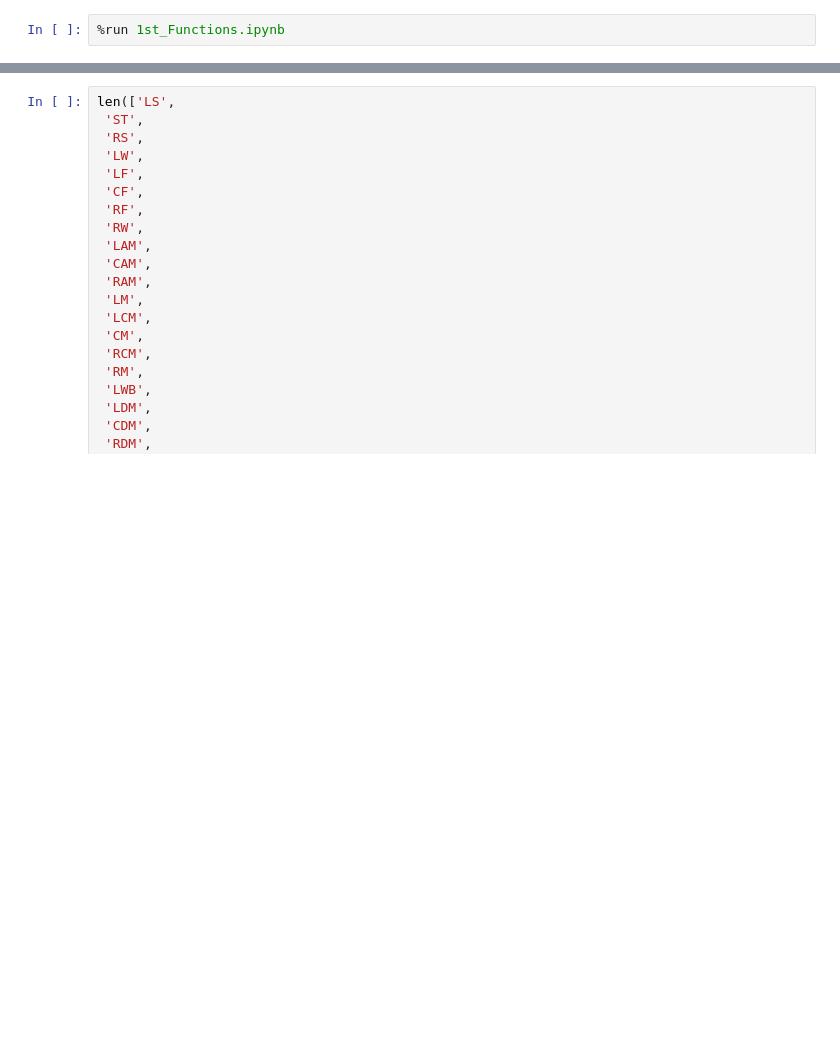
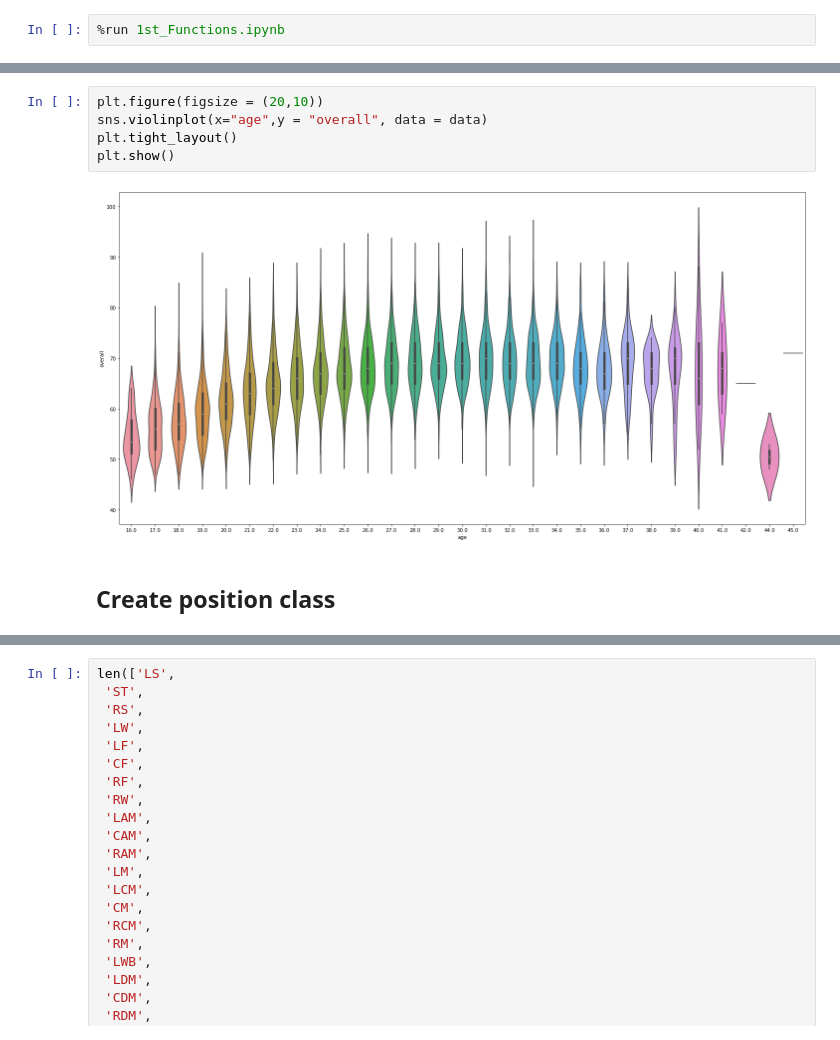
Before and after one commit to ponda614/Fifa_Players_Predictions, a Jupyter notebook: myAnalysis.ipynb, the cells around one changed output, grey strips where cells are left out. Saved outputs shown, nothing was run; the diff lists cells and outputs as text; blank space fills up the shorter version.

```diff
--- a/myAnalysis.ipynb
+++ b/myAnalysis.ipynb
@@ -38,0 +96,9 @@ Connected!
+# %%
+plt.figure(figsize = (20,10))
+sns.violinplot(x="age",y = "overall", data = data)
+plt.tight_layout()
+plt.show()
+# %% [output]
+[figure, added]
+# %% [markdown]
+## Create position class
```
Also changed, not shown: parts of 30 cells of this notebook.
